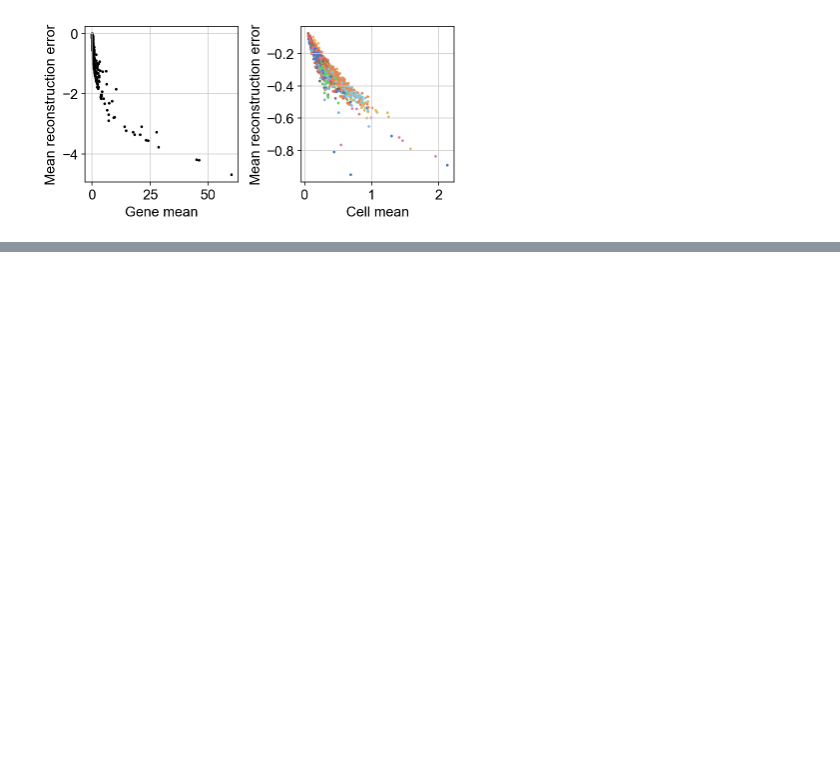
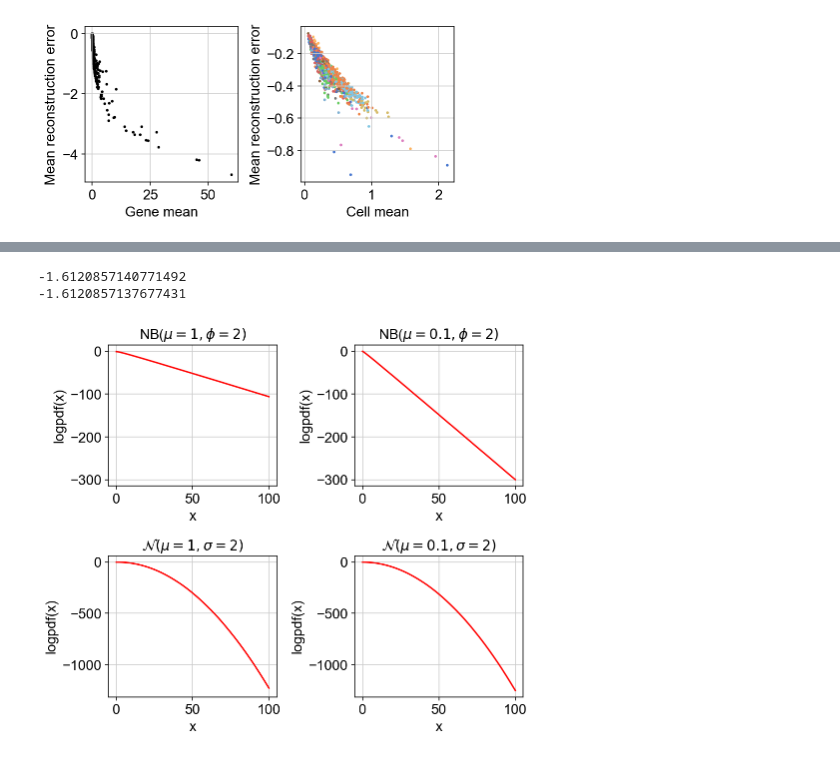
Before and after one commit to saketkc/blog, a Jupyter notebook: 2020-12-27-scvi-1/scvi-1.ipynb, the cells around one changed output, grey strips where cells are left out. Drawn from its saved outputs; the diff is of its cells as text; code cells hidden in the pictures; blank space fills up the shorter version.

```diff
--- a/2020-12-27-scvi-1/scvi-1.ipynb
+++ b/2020-12-27-scvi-1/scvi-1.ipynb
@@ -806,0 +826,43 @@ fig.tight_layout()
+# %%
+fig = plt.figure(figsize=(7, 6))
+ax1 = fig.add_subplot(221)
+x = np.linspace(0, 100, 20000)
+x = x.astype(float)
+ax1.plot(x, NegativeBinomial(mu=1, theta=2).log_prob(torch.tensor(x)), color="red")
+ax1.set_xlabel("x")
+ax1.set_ylabel("logpdf(x)")
+ax1.set_title(r"NB($\mu=1,\phi=2)$")
+ax2 = fig.add_subplot(222, sharey=ax1)
+x = np.linspace(0, 100, 20000)
+x = x.astype(float)
+ax2.plot(x, NegativeBinomial(mu=0.1, theta=2).log_prob(torch.tensor(x)), color="red")
+ax2.set_xlabel("x")
+ax2.set_ylabel("logpdf(x)")
+ax2.set_title(r"NB($\mu=0.1,\phi=2)$")
+
+
+r = stats.norm(loc=1, scale=2)
+x = np.linspace(0, 100, 20000)
+
+#fig = plt.figure(figsize=(6, 3))
+ax1 = fig.add_subplot(223)
+ax1.plot(x, r.logpdf(x), color="red")
+print(r.logpdf(x).max())
+ax1.set_xlabel("x")
+ax1.set_ylabel("logpdf(x)")
+ax1.set_title(r"$\mathcal{N}(\mu=1,\sigma=2)$")
+
+ax2 = fig.add_subplot(224, sharey=ax1)
+r = stats.norm(loc=0.1, scale=2)
+x = np.linspace(0, 100, 20000)
+print(r.logpdf(x).max())
+ax2.set_xlabel("x")
+ax2.set_ylabel("logpdf(x)")
+ax2.set_title(r"$\mathcal{N}(\mu=0.1,\sigma=2)$")
+
+ax2.plot(x, r.logpdf(x), color="red")
+fig.tight_layout()
+# %% [output]
+-1.6120857140771492
+-1.6120857137677431
+[figure, added]
```
Also changed, not shown: parts of 5 cells of this notebook.
